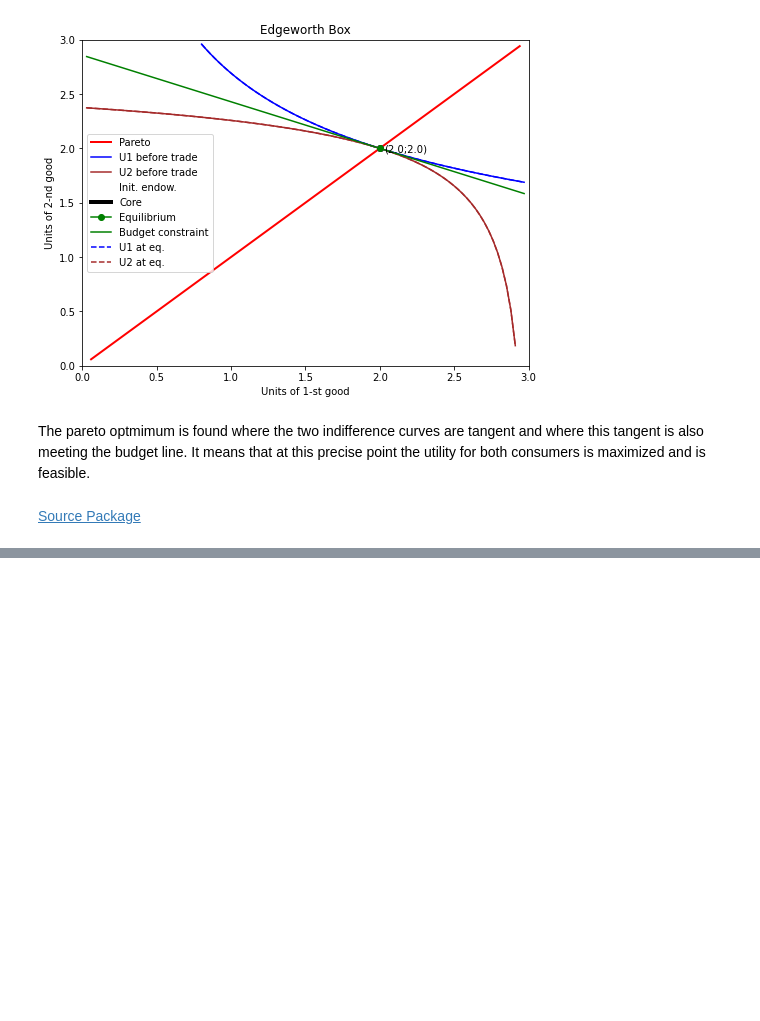
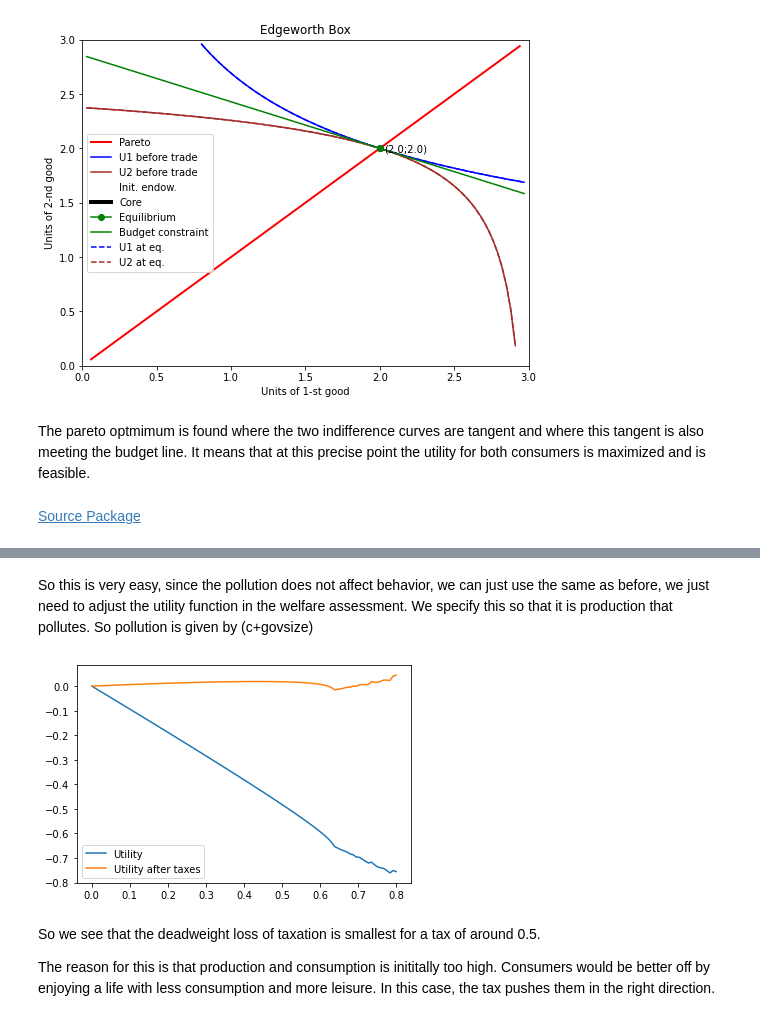
Before and after one commit to PaulineMalaguti/EBA3650, a Jupyter notebook: Lecture 7/QE_Problems_7.ipynb, the cells around one changed output, grey strips where cells are left out. Saved outputs shown, nothing was run; the diff lists cells and outputs as text; code cells hidden in the pictures; blank space fills up the shorter version.

```diff
--- a/Lecture 7/QE_Problems_7.ipynb
+++ b/Lecture 7/QE_Problems_7.ipynb
@@ -106,0 +194,21 @@ The pareto optmimum is found where the two indifference curves are tangent and w
+# %%
+def general_equilibrium3b(arglist):
+    m = arglist[0] ; p = arglist[1] ; t = arglist[2]
+    out = np.zeros(3)
+    out[0] = 1/(p+t) - m**(1/0.2) # f.o.c. for consumer
+    out[1] = p*0.7*m**(-0.3) -1 # f.o.c. for firm
+    profit = p*m**0.7-m
+    c = (profit + m)/(p+t)
+    out[2] = t*c-p/10
+    return out
+
+res= root(general_equilibrium3b,np.ones(3))
+#print(res)
+x=res['x']
+print(f"So the labor supply is {x[0]:.3f}")
+print(f"The price is {x[1]:.3f}")
+print(f"The tax is {x[2]:.3f}")
+print(f"And the production is {x[0]**0.7:.3f}")
+profit = x[1]*x[0]**0.7-x[0]
+print(f"The profit is given by {profit:.3f}")
+print(f"And hence the consumption is {(profit+x[0])/(x[1]+x[2]):.3f}")
@@ -106,0 +288,25 @@ The pareto optmimum is found where the two indifference curves are tangent and w
+# %% [markdown]
+So this is very easy, since the pollution does not affect behavior, we can just use the same as before, we just need to adjust the utility function in the welfare assessment. We specify this so that it is production that pollutes. So pollution is given by (c+govsize)
+# %%
+govsizes=np.linspace(0,0.8,100)
+utilityloss = np.zeros(100)
+for i in range(100):
+    res=root(general_equilibrium4,np.ones(3),args=govsizes[i])
+    x=res['x']
+    profit = x[1]*x[0]**0.7-x[0]
+    c = (profit+x[0])/(x[1]+x[2])
+    if i==0:
+        utilityloss[i]=0
+        baseutility=utility(c,x[0]) - 0.5 * (c+govsizes[i])
+    else:
+        utilityloss[i] = utility(c,x[0])- 0.5 * (c+govsizes[i]) -baseutility
+
+plt.plot(govsizes,utilityloss, label = "Utility")
+plt.plot(govsizes,utilityloss+govsizes, label = "Utility after taxes")
+plt.legend() ; plt.show()
+# %% [output]
+[figure, added]
+# %% [markdown]
+So we see that the deadweight loss of taxation is smallest for a tax of around 0.5.
+
+The reason for this is that production and consumption is inititally too high. Consumers would be better off by enjoying a life with less consumption and more leisure. In this case, the tax pushes them in the right direction.
```
Also changed, not shown: parts of 22 cells of this notebook.
